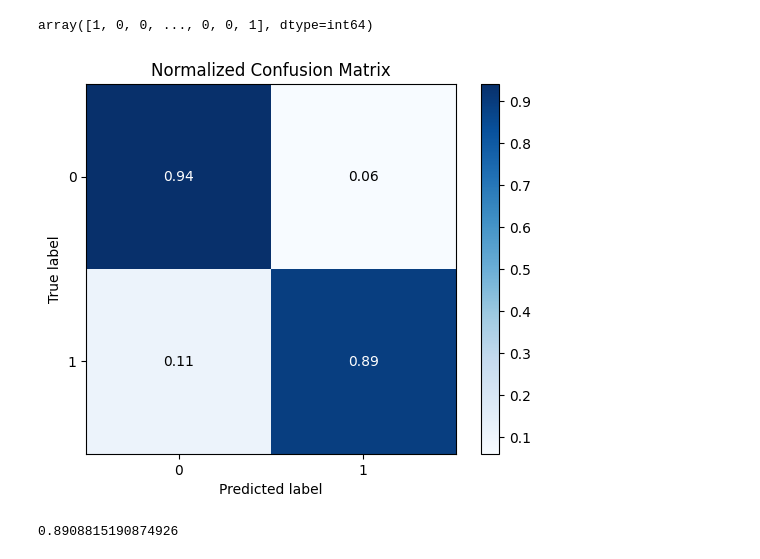
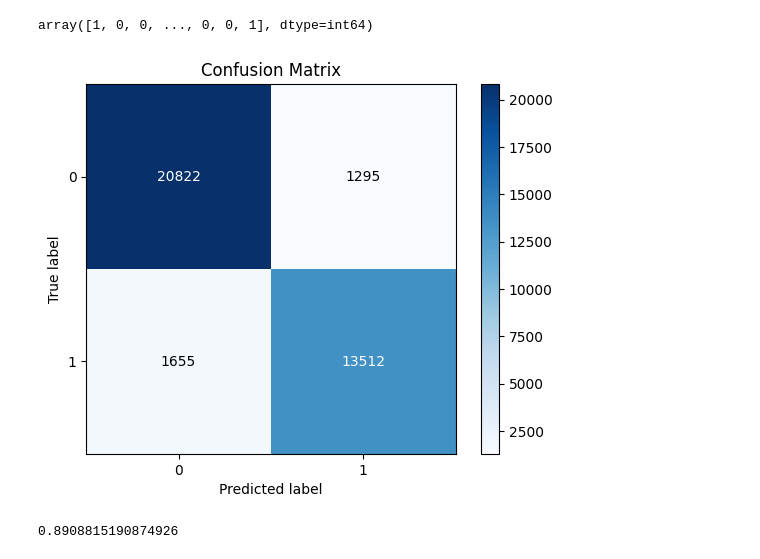
Before and after one commit to mccafj/Fall_Detection_Model, a Jupyter notebook: scratch_notebook.ipynb, the cells around one changed output. Saved outputs shown, nothing was run; the diff lists cells and outputs as text; code cells hidden in the pictures.

Commit message:
completed XG, updated metrics

```diff
--- a/scratch_notebook.ipynb
+++ b/scratch_notebook.ipynb
@@ -608,14 +643,14 @@ y_train.shape
 subpipe_num = Pipeline(steps=[('ss', StandardScaler())])
 subpipe_cat = Pipeline(steps=[('ohe', OneHotEncoder(handle_unknown='ignore'))])
 # %%
-num_feats = list(df.select_dtypes(include=['float64']).columns)
+num_feats = list(X_train.select_dtypes(include=['float64']).columns)
 cat_feats = ['File']
 # %%
 CT = ColumnTransformer(transformers=[('subpipe_num', subpipe_num, num_feats),
                                      ('subpipe_cat', subpipe_cat, cat_feats)],
                                      remainder='passthrough')
 # %%
-CT.fit_transform(X_train).shape
+# CT.fit_transform(X_train).shape
 # %% [output]
 (37284, 26)
 # %%
@@ -940,10 +986,10 @@ y_log1_pred
 array([1, 0, 0, ..., 0, 0, 1], dtype=int64)
 # %%
 skplt.metrics.plot_confusion_matrix
-skplt.metrics.plot_confusion_matrix(y_train, y_log1_pred, normalize=True)
+skplt.metrics.plot_confusion_matrix(y_train, y_log1_pred, normalize=False)
 plt.show()
 # %% [output]
-[figure, old version]
+[figure, new version]
 # %%
 logreg1_recall = recall_score(y_train, y_log1_pred)
 logreg1_recall
```
Also changed, not shown: parts of 120 cells of this notebook.
